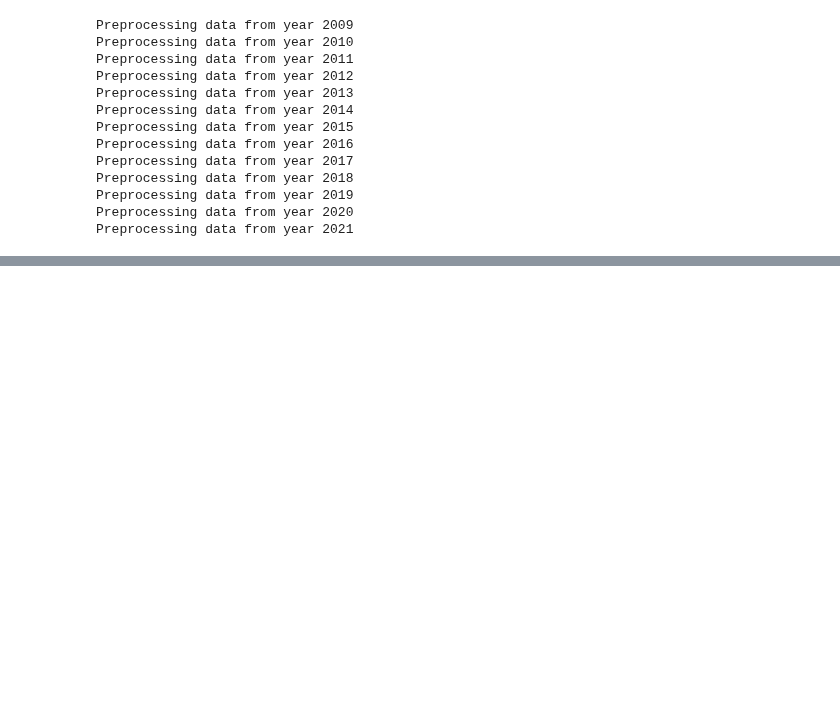
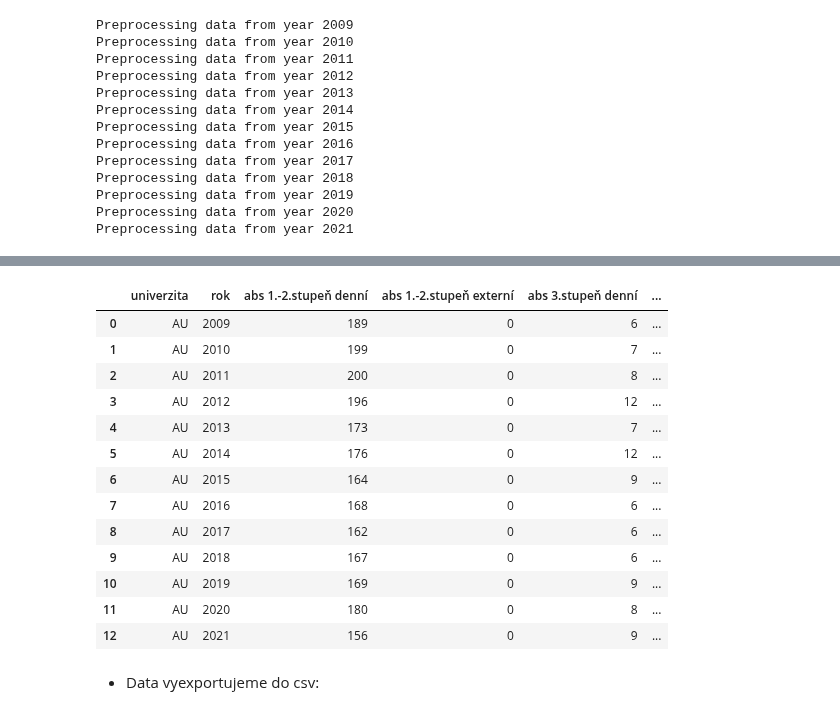
Before and after one commit to hudo16-38/pridav-project, a Jupyter notebook: preprocessing/data_preprocessing_cvtisr.ipynb, the cells around one changed output, grey strips where cells are left out. Cells and saved outputs as stored; diff of their text form; code cells hidden in the pictures; blank space fills up the shorter version.

```diff
--- a/preprocessing/data_preprocessing_cvtisr.ipynb
+++ b/preprocessing/data_preprocessing_cvtisr.ipynb
@@ -316,0 +506,19 @@ Preprocessing data from year 2021
+# %%
+df_graduates[df_graduates['univerzita'] == 'AU']
+# %% [output]
+|  | univerzita | rok | abs 1.-2.stupeň denní | abs 1.-2.stupeň externí | abs 3.stupeň denní | ... |
+| 0 | AU | 2009 | 189 | 0 | 6 | ... |
+| 1 | AU | 2010 | 199 | 0 | 7 | ... |
+| 2 | AU | 2011 | 200 | 0 | 8 | ... |
+| 3 | AU | 2012 | 196 | 0 | 12 | ... |
+| 4 | AU | 2013 | 173 | 0 | 7 | ... |
+| 5 | AU | 2014 | 176 | 0 | 12 | ... |
+| 6 | AU | 2015 | 164 | 0 | 9 | ... |
+| 7 | AU | 2016 | 168 | 0 | 6 | ... |
+| 8 | AU | 2017 | 162 | 0 | 6 | ... |
+| 9 | AU | 2018 | 167 | 0 | 6 | ... |
+| 10 | AU | 2019 | 169 | 0 | 9 | ... |
+| 11 | AU | 2020 | 180 | 0 | 8 | ... |
+| 12 | AU | 2021 | 156 | 0 | 9 | ... |
+# %% [markdown]
+- Data vyexportujeme do csv:
```
Also changed, not shown: parts of 16 cells of this notebook, 8 other files.
